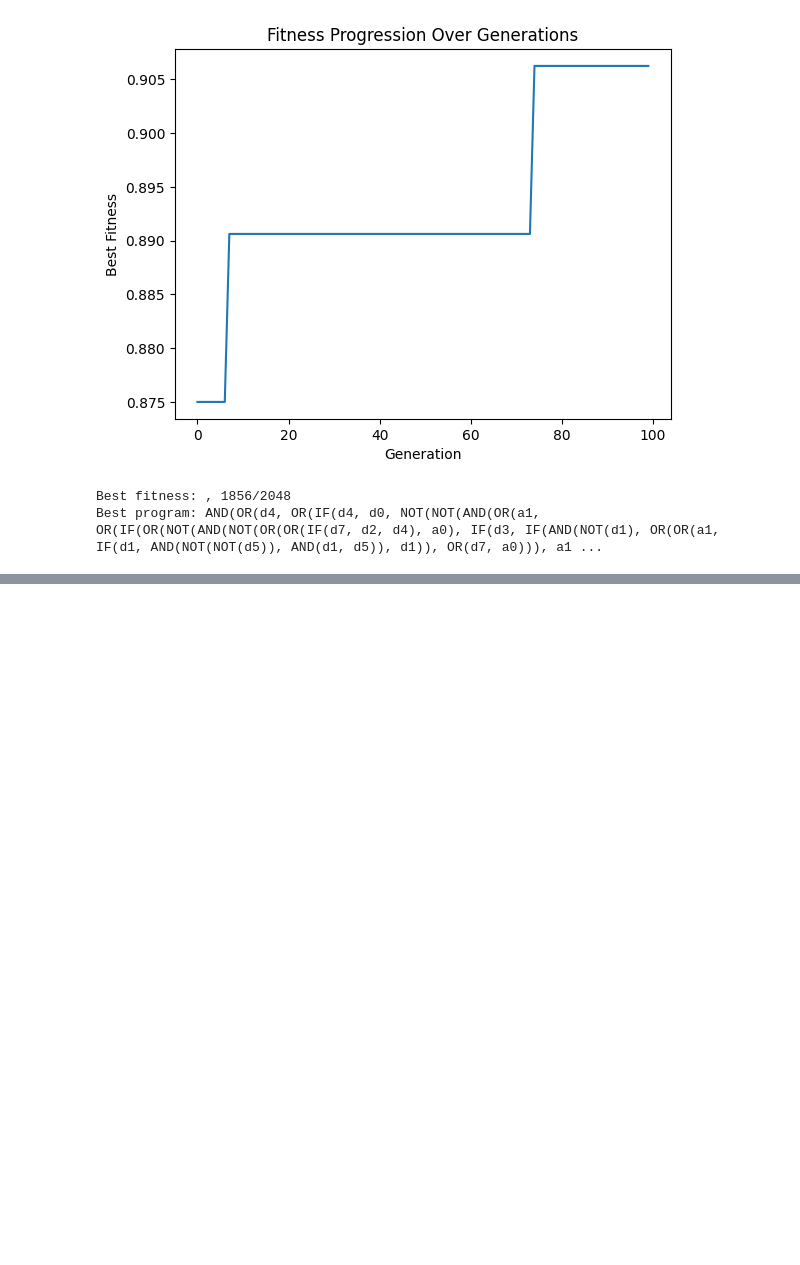
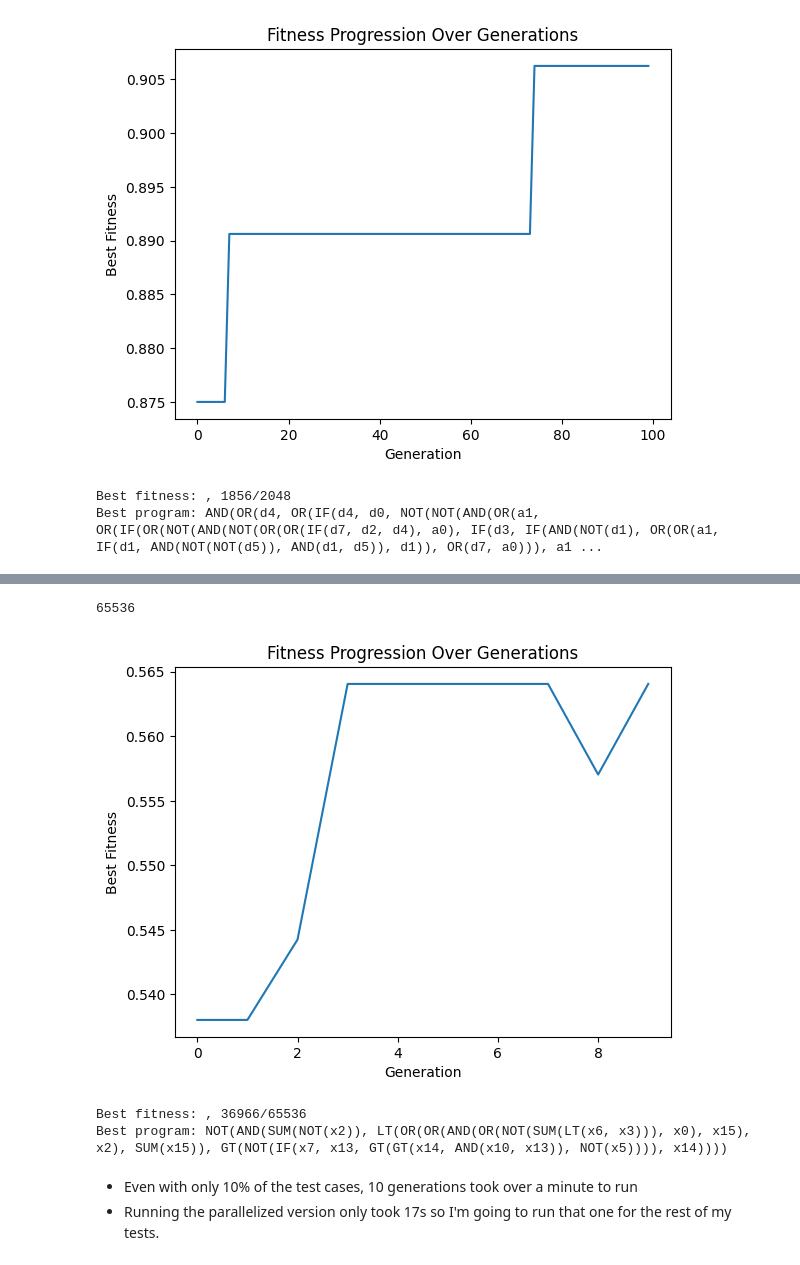
Before and after one commit to loganhartford/ece457A_a4, a Jupyter notebook: assignment4.ipynb, the cells around one changed output, grey strips where cells are left out. Drawn from its saved outputs; the diff is of its cells as text; code cells hidden in the pictures; blank space fills up the shorter version.

```diff
--- a/assignment4.ipynb
+++ b/assignment4.ipynb
@@ -812,0 +863,18 @@ After running some more tests, I'm still gettting stuck in the same optima, just
+# %%
+print(len(generate_test_cases()))
+# %% [output]
+65536
+# %%
+best_program, best_fitness, fitness_progress = genetic_programming(pop_size=100, generations=10, max_depth=20, subset_ratio=0.1)
+
+plot_fitness_progress(fitness_progress)
+
+print(f"Best fitness: , {int(65536* best_fitness)}/65536")
+print("Best program:", best_program)
+# %% [output]
+[figure, added]
+Best fitness: , 36966/65536
+Best program: NOT(AND(SUM(NOT(x2)), LT(OR(OR(AND(OR(NOT(SUM(LT(x6, x3))), x0), x15), x2), SUM(x15)), GT(NOT(IF(x7, x13, GT(GT(x14, AND(x10, x13)), NOT(x5)))), x14))))
+# %% [markdown]
+- Even with only 10% of the test cases, 10 generations took over a minute to run
+- Running the parallelized version only took 17s so I'm going to run that one for the rest of my tests.
```
Also changed, not shown: parts of 3 cells of this notebook, 3 other files.
